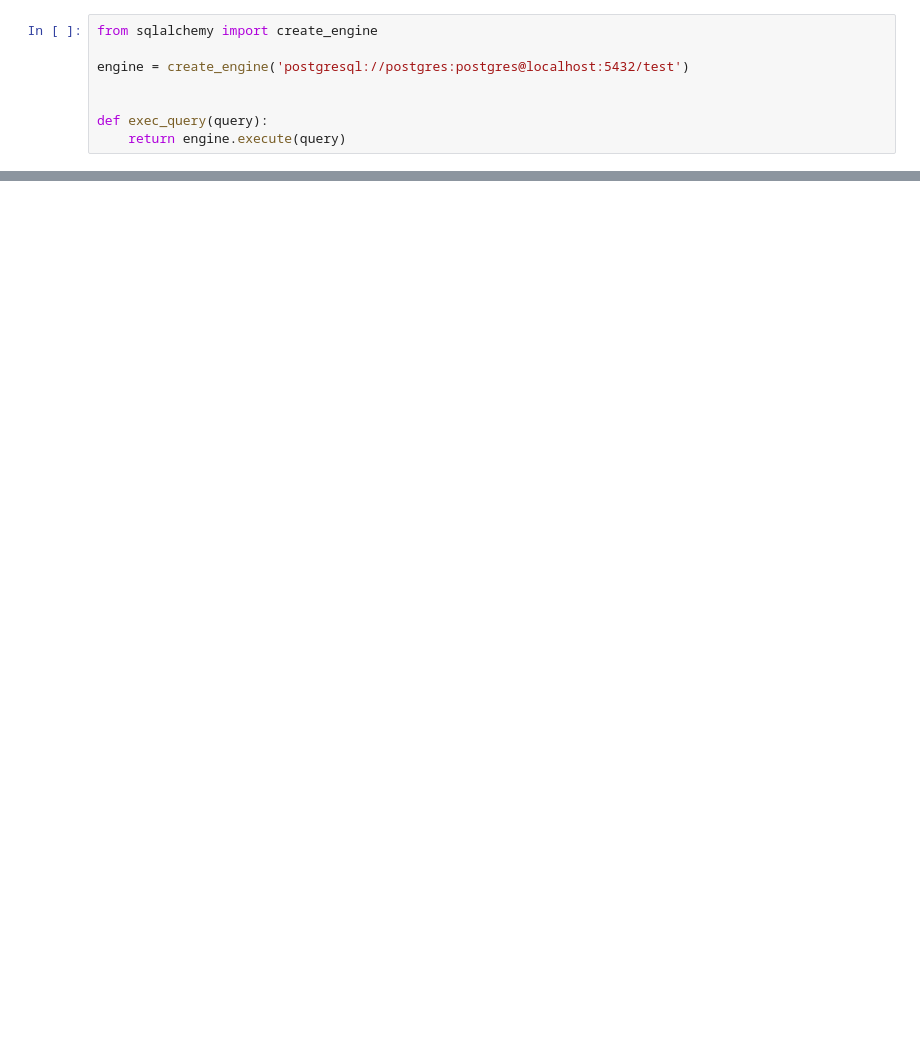
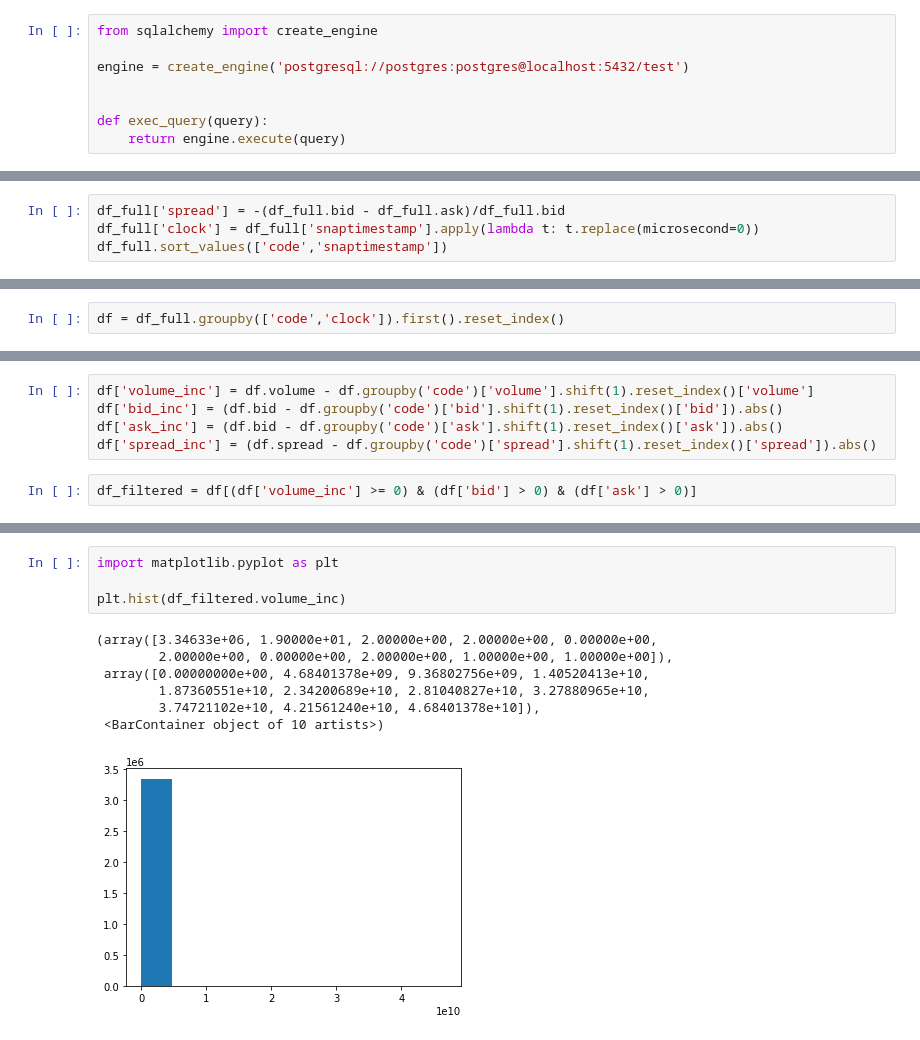
Before and after one commit to OlegPozovnoy/trading, a Jupyter notebook: tools/volume_patterns.ipynb, the cells around one changed output, grey strips where cells are left out. Drawn from its saved outputs; the diff is of its cells as text; blank space fills up the shorter version.

```diff
--- a/tools/volume_patterns.ipynb
+++ b/tools/volume_patterns.ipynb
@@ -76,0 +33,4 @@ s
+# %%
+df_full['spread'] = -(df_full.bid - df_full.ask)/df_full.bid
+df_full['clock'] = df_full['snaptimestamp'].apply(lambda t: t.replace(microsecond=0))
+df_full.sort_values(['code','snaptimestamp'])
@@ -76,0 +73,2 @@ s
+# %%
+df = df_full.groupby(['code','clock']).first().reset_index()
@@ -76,0 +91,7 @@ s
+# %%
+df['volume_inc'] = df.volume - df.groupby('code')['volume'].shift(1).reset_index()['volume']
+df['bid_inc'] = (df.bid - df.groupby('code')['bid'].shift(1).reset_index()['bid']).abs()
+df['ask_inc'] = (df.bid - df.groupby('code')['ask'].shift(1).reset_index()['ask']).abs()
+df['spread_inc'] = (df.spread - df.groupby('code')['spread'].shift(1).reset_index()['spread']).abs()
+# %%
+df_filtered = df[(df['volume_inc'] >= 0) & (df['bid'] > 0) & (df['ask'] > 0)]
@@ -76,0 +114,12 @@ s
+# %%
+import matplotlib.pyplot as plt
+
+plt.hist(df_filtered.volume_inc)
+# %% [output]
+(array([3.34633e+06, 1.90000e+01, 2.00000e+00, 2.00000e+00, 0.00000e+00,
+        2.00000e+00, 0.00000e+00, 2.00000e+00, 1.00000e+00, 1.00000e+00]),
+ array([0.00000000e+00, 4.68401378e+09, 9.36802756e+09, 1.40520413e+10,
+        1.87360551e+10, 2.34200689e+10, 2.81040827e+10, 3.27880965e+10,
+        3.74721102e+10, 4.21561240e+10, 4.68401378e+10]),
+ <BarContainer object of 10 artists>)
+[figure, added]
```
Also changed, not shown: parts of 13 cells of this notebook, 3 other files.
